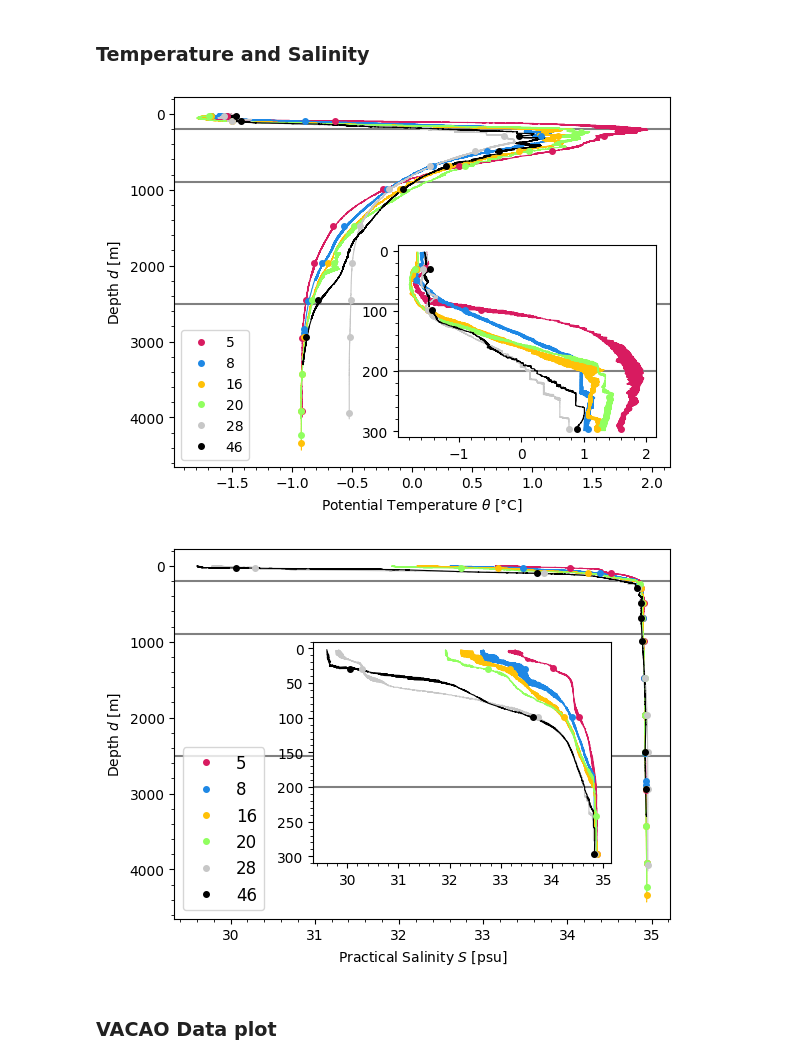
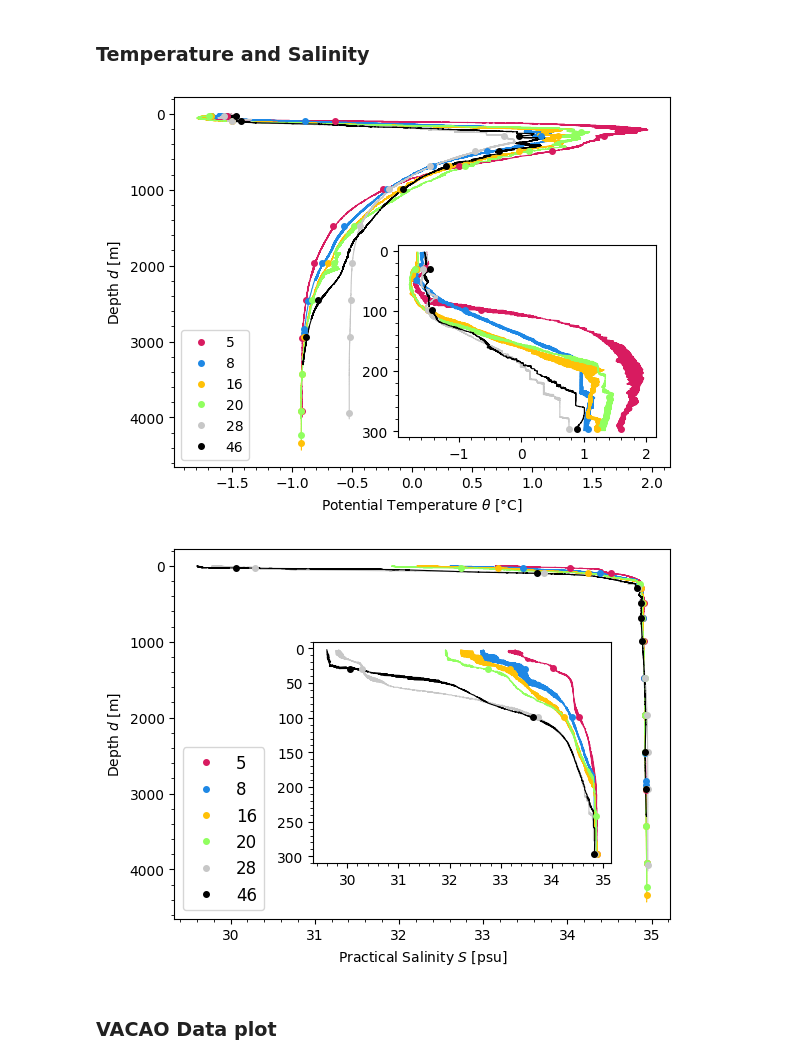
Before and after one commit to TeamPAGOS/Resources-New-Noble-Gas-Derived-Parameterizations-of-Arctic-Air-Sea-Ice-Gas-Exchange-Processes, a Jupyter notebook: Paper copy.ipynb, the cells around one changed output. Drawn from its saved outputs; the diff is of its cells as text; code cells hidden in the pictures.

```diff
--- a/Paper copy.ipynb
+++ b/Paper copy.ipynb
@@ -65,18 +65,18 @@ ax.xaxis.set_minor_locator(AutoMinorLocator())
 ax.yaxis.set_minor_locator(AutoMinorLocator())
 sub_axes.xaxis.set_minor_locator(AutoMinorLocator())
 sub_axes.yaxis.set_minor_locator(AutoMinorLocator())
-ax.axhline(200, color = 'grey', zorder = -3)
-ax.axhline(900, color = 'grey', zorder = -3)
-ax.axhline(2500, color = 'grey', zorder = -3)
-sub_axes.axhline(200, color = 'grey', zorder = -3)
+#ax.axhline(200, color = 'grey', zorder = -3)
+#ax.axhline(900, color = 'grey', zorder = -3)
+#ax.axhline(2500, color = 'grey', zorder = -3)
+#sub_axes.axhline(200, color = 'grey', zorder = -3)
 ax.legend([Line2D([0], [0], marker="o",ms = 4, color=vacao_colors[s], linewidth=0) for s in vacao_colors.keys()],vacao_colors.keys())
 #ax.set_title('Potential Temperature SAS-Oden 2021')
 ax.set_xlabel('Potential Temperature $\\theta$ [°C]')
 ax.set_ylabel('Depth $d$ [m]')
 plt.gca().invert_yaxis()
-plt.savefig('plots/paper/PotentialTemperature_inset.pdf', dpi = 900)
+plt.savefig('plots/paper/PotentialTemperature_inset_No_Lines.pdf', dpi = 900)
 # %% [output]
-[figure, old version]
+[figure, new version]
 # %%
 fig, ax = plt.subplots()
 fs = 10
@@ -86,39 +86,39 @@ for station in stationsNG:
     CTDstationT = CTDstation.sort_values(['Depth water [m]'], ascending=False, ignore_index=True)
     Sstation = CTDstationT['Sal']
     #depth =  CTDstationT['Depth water [m]']
     depth =  CTDstationT['Press [dbar]']
     ax.plot(Sstation, depth, color = vacao_colors[station], zorder = -1, lw = 0.8)
     depthlim = 300
     Xmask = np.where(depth < depthlim, Sstation, np.nan)
     Ymask = np.where(depth < depthlim, depth, np.nan)
     sub_axes.plot(Xmask, Ymask, color =vacao_colors[station], lw = 0.8, zorder = -1)
     sub_axes.set_ylim(310,-10)
     #print(station, Xmask[-1], Ymask[-1])
     VACAOs = vacao_data.loc[vacao_data['Station'] == station]
     SVACAO = VACAOs['S']
     VACAOD = VACAOs['Depth']
     XVACAOmask = np.where(VACAOD < depthlim, SVACAO, np.nan)
     YVACAOmask = np.where(VACAOD < depthlim, VACAOD, np.nan)
     sub_axes.scatter(XVACAOmask, YVACAOmask, color=vacao_colors[station], marker = 'o', zorder = 1, s = 4**2)
     ax.scatter(SVACAO, VACAOD, color=vacao_colors[station], marker = 'o', zorder = 1, s=4**2)
 ax.xaxis.set_minor_locator(AutoMinorLocator())
 ax.yaxis.set_minor_locator(AutoMinorLocator())
 sub_axes.xaxis.set_minor_locator(AutoMinorLocator())
 sub_axes.yaxis.set_minor_locator(AutoMinorLocator())
-ax.axhline(200, color = 'grey', zorder = -3)
-ax.axhline(900, color = 'grey', zorder = -3)
-ax.axhline(2500, color = 'grey', zorder = -3)
-sub_axes.axhline(200, color = 'grey', zorder = -3)
+#ax.axhline(200, color = 'grey', zorder = -3)
+#ax.axhline(900, color = 'grey', zorder = -3)
+#ax.axhline(2500, color = 'grey', zorder = -3)
+#sub_axes.axhline(200, color = 'grey', zorder = -3)
 ax.legend([Line2D([0], [0], marker="o", color=vacao_colors[s], linewidth=0, ms =4) for s in vacao_colors.keys()],vacao_colors.keys(), fontsize = 12)
 #ax.set_title('Practical Salinity SAS-Oden 2021', fontsize = 20)
 ax.set_xlabel('Practical Salinity $S$ [psu]', fontsize = fs)
 ax.set_ylabel('Depth $d$ [m]', fontsize = fs)
 ax.tick_params(axis='both', which='major', labelsize=fs)
 sub_axes.tick_params(axis='both', which='minor', labelsize=fs)
 plt.gca().invert_yaxis()
-plt.savefig('plots/paper/PracticalSalinitySurface.pdf', dpi = 900)
+plt.savefig('plots/paper/PracticalSalinitySurface_No_Lines.pdf', dpi = 900)
 # %% [output]
-[figure, old version]
+[figure, new version]
 # %% [markdown]
 ### VACAO Data plot
 # %%
```
Also changed, not shown: parts of 8 cells of this notebook, 1 other file.
